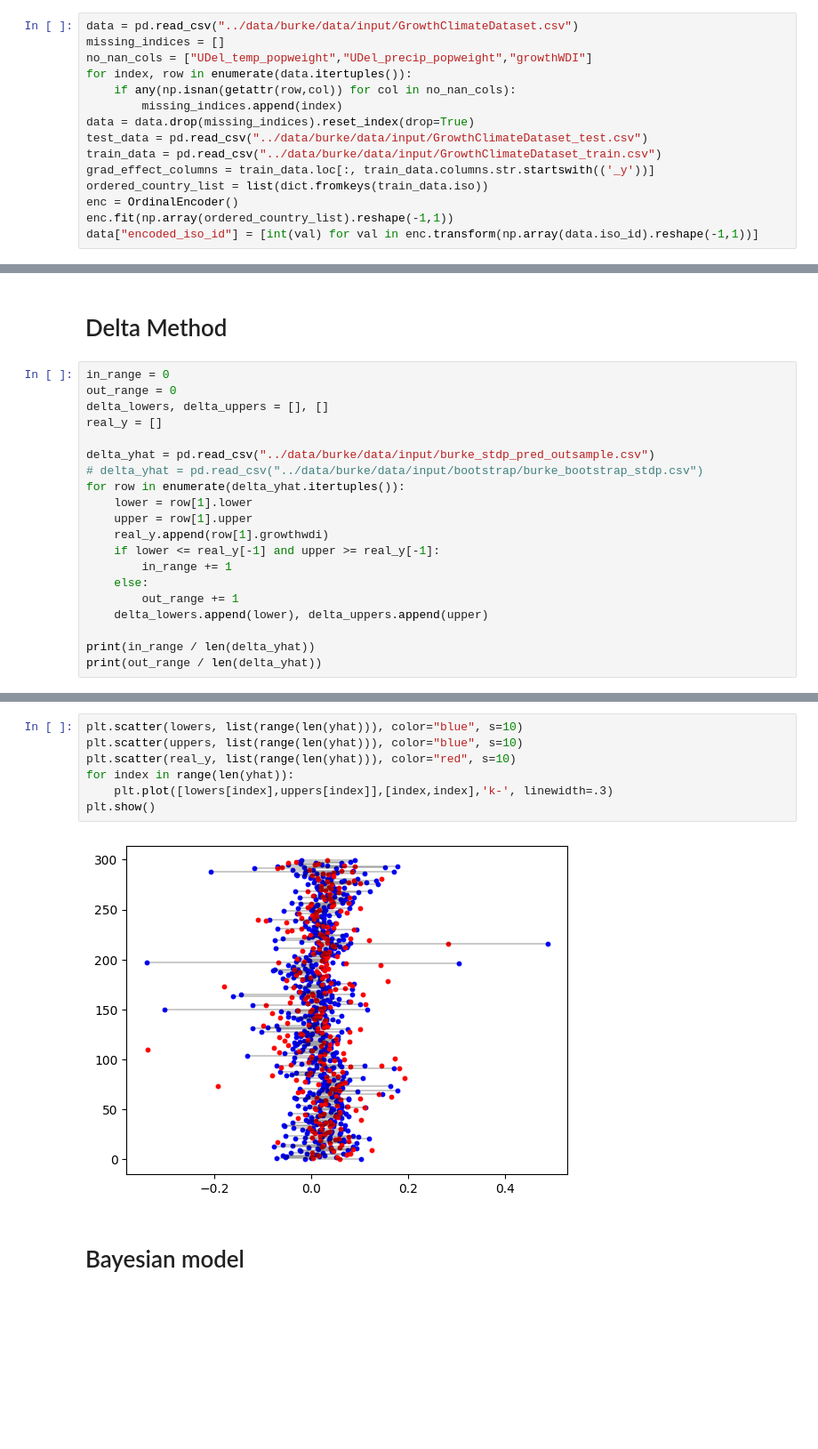
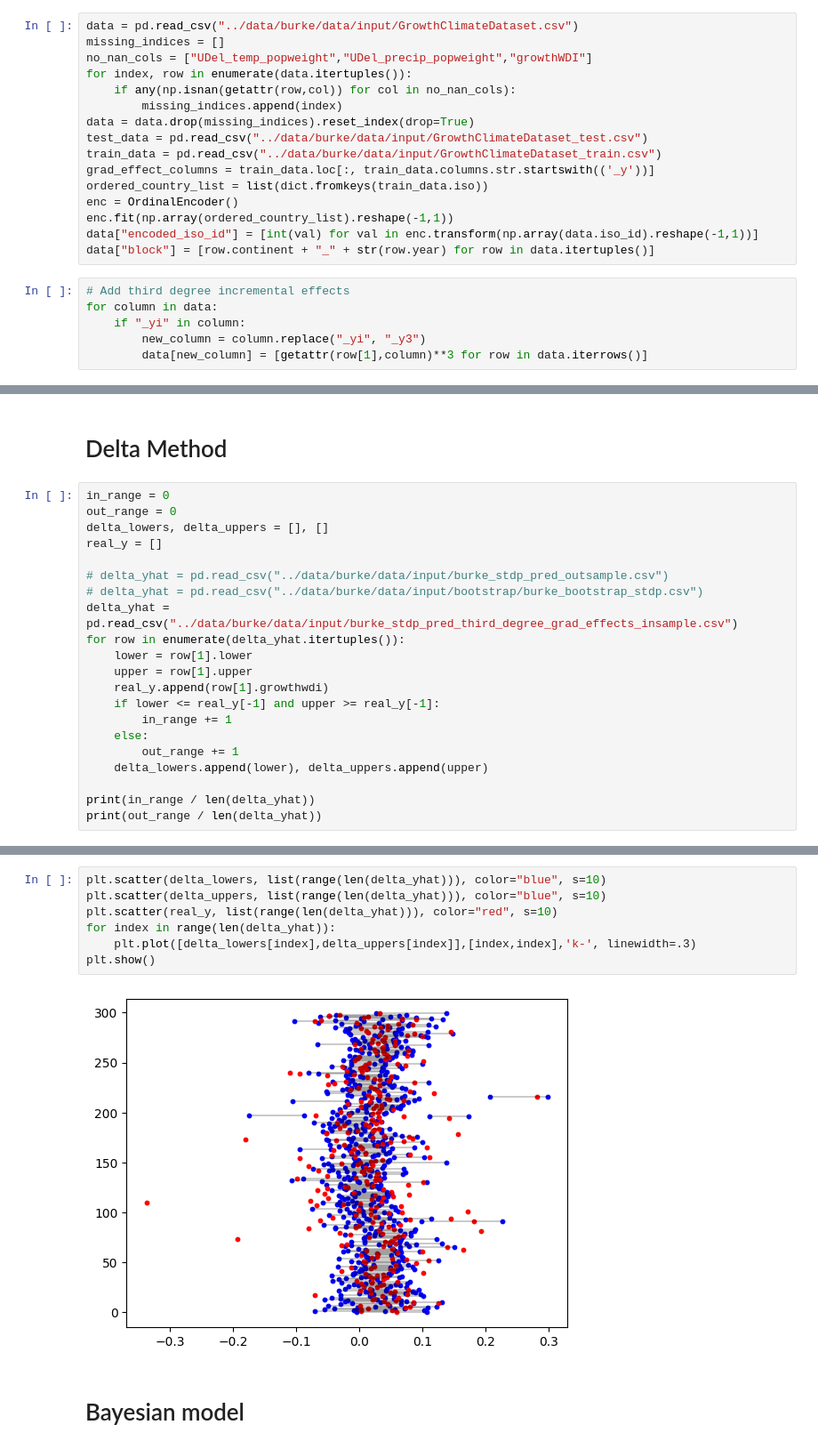
Before and after one commit to greenguy33/environmental-bayesian-modeling, a Jupyter notebook: notebooks/Nature_uncertainty_comparison.ipynb, the cells around one changed output, grey strips where cells are left out. Shown at 89% size. Cells and saved outputs as stored; diff of their text form; blank space fills up the shorter version.

Commit message:
third degree polynomials for burke

```diff
--- a/notebooks/Nature_uncertainty_comparison.ipynb
+++ b/notebooks/Nature_uncertainty_comparison.ipynb
@@ -37,6 +35,13 @@ ordered_country_list = list(dict.fromkeys(train_data.iso))
 enc = OrdinalEncoder()
 enc.fit(np.array(ordered_country_list).reshape(-1,1))
 data["encoded_iso_id"] = [int(val) for val in enc.transform(np.array(data.iso_id).reshape(-1,1))]
+data["block"] = [row.continent + "_" + str(row.year) for row in data.itertuples()]
+# %%
+# Add third degree incremental effects
+for column in data:
+    if "_yi" in column:
+        new_column = column.replace("_yi", "_y3")
+        data[new_column] = [getattr(row[1],column)**3 for row in data.iterrows()]
 # %% [markdown]
 # Make dataset withholding random data points
 # %%
@@ -74,8 +81,9 @@ out_range = 0
 delta_lowers, delta_uppers = [], []
 real_y = []
 
-delta_yhat = pd.read_csv("../data/burke/data/input/burke_stdp_pred_outsample.csv")
+# delta_yhat = pd.read_csv("../data/burke/data/input/burke_stdp_pred_outsample.csv")
 # delta_yhat = pd.read_csv("../data/burke/data/input/bootstrap/burke_bootstrap_stdp.csv")
+delta_yhat = pd.read_csv("../data/burke/data/input/burke_stdp_pred_third_degree_grad_effects_insample.csv")
 for row in enumerate(delta_yhat.itertuples()):
     lower = row[1].lower
     upper = row[1].upper
@@ -94,12 +102,12 @@ print(out_range / len(delta_yhat))
 # %%
-plt.scatter(lowers, list(range(len(yhat))), color="blue", s=10)
-plt.scatter(uppers, list(range(len(yhat))), color="blue", s=10)
-plt.scatter(real_y, list(range(len(yhat))), color="red", s=10)
-for index in range(len(yhat)):
-    plt.plot([lowers[index],uppers[index]],[index,index],'k-', linewidth=.3)
+plt.scatter(delta_lowers, list(range(len(delta_yhat))), color="blue", s=10)
+plt.scatter(delta_uppers, list(range(len(delta_yhat))), color="blue", s=10)
+plt.scatter(real_y, list(range(len(delta_yhat))), color="red", s=10)
+for index in range(len(delta_yhat)):
+    plt.plot([delta_lowers[index],delta_uppers[index]],[index,index],'k-', linewidth=.3)
 plt.show()
 # %% [output]
-[figure, old version]
+[figure, new version]
 # %% [markdown]
 # Bayesian model
 # %%
```
Also changed, not shown: parts of 15 cells of this notebook, 36 other files.
